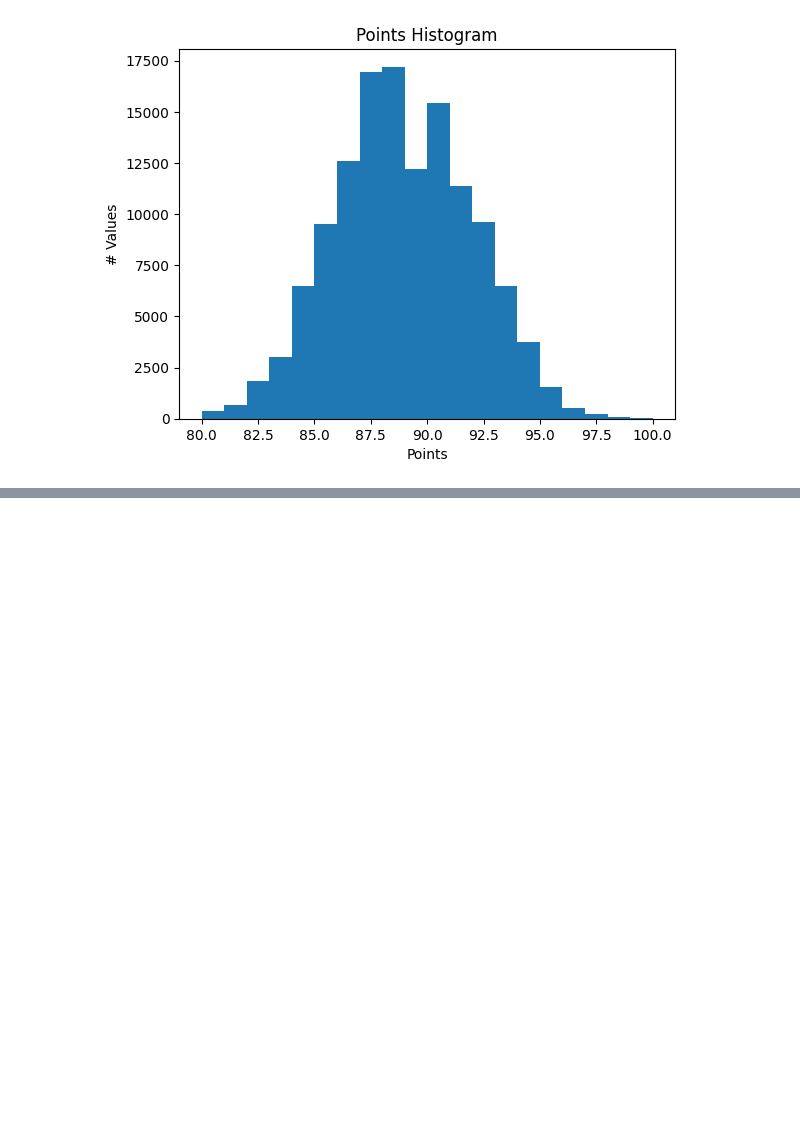
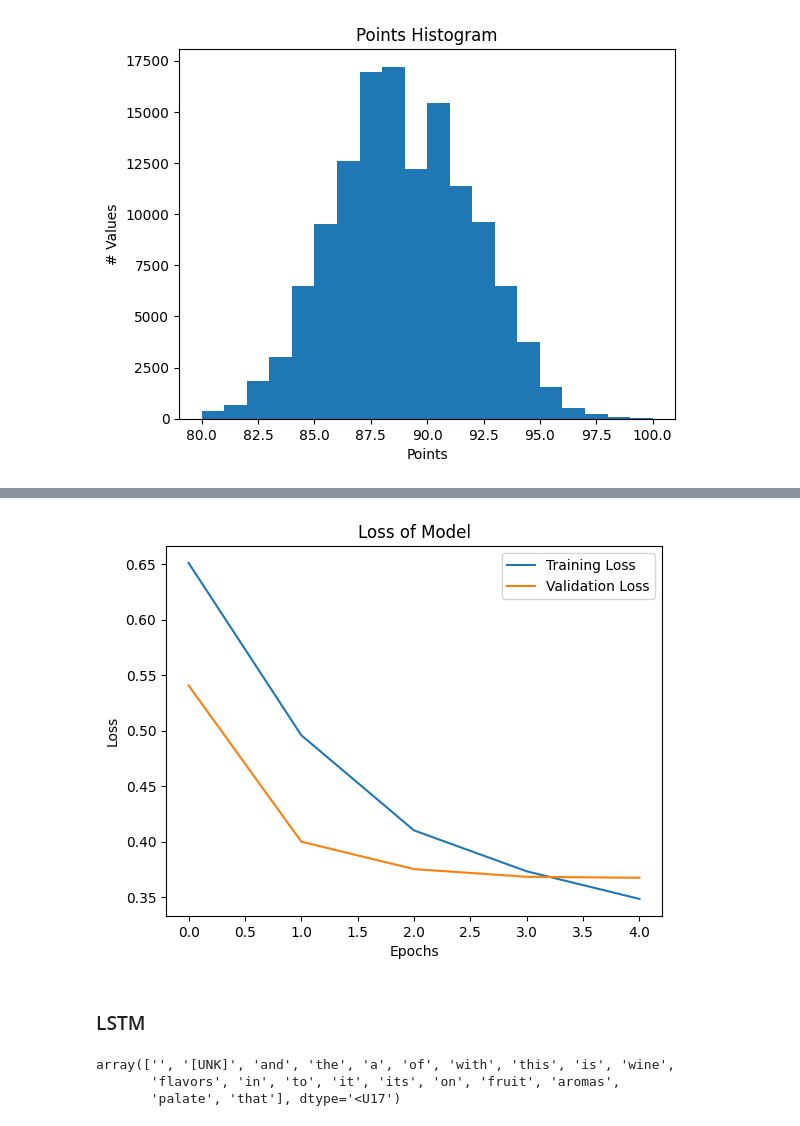
Before and after one commit to AlirezaAhadipour/Wine-Review, a Jupyter notebook: Wine_Review.ipynb, the cells around one changed output, grey strips where cells are left out. Saved outputs shown, nothing was run; the diff lists cells and outputs as text; code cells hidden in the pictures; blank space fills up the shorter version.

```diff
--- a/Wine_Review.ipynb
+++ b/Wine_Review.ipynb
@@ -28,0 +157,14 @@ plt.show()
+# %%
+model = tf.keras.Sequential()
+model.add(hub_layer)
+model.add(tf.keras.layers.Dense(16, activation='relu'))
+model.add(tf.keras.layers.Dropout(0.4))
+model.add(tf.keras.layers.Dense(16, activation='relu'))
+model.add(tf.keras.layers.Dropout(0.4))
+model.add(tf.keras.layers.Dense(1, activation='sigmoid'))
+# %%
+model.compile(optimizer=tf.keras.optimizers.Adam(learning_rate=0.001),
+              loss=tf.keras.losses.BinaryCrossentropy(),
+              metrics=['accuracy'])
+# %%
+history = model.fit(train_data, epochs=5, validation_data=val_data)
@@ -28,0 +187,12 @@ plt.show()
+# %%
+plt.plot(history.history['loss'], label='Training Loss')
+plt.plot(history.history['val_loss'], label='Validation Loss')
+plt.title('Loss of Model')
+plt.xlabel('Epochs')
+plt.ylabel('Loss')
+plt.legend()
+plt.show()
+# %% [output]
+[figure, added]
+# %% [markdown]
+### LSTM
@@ -28,0 +202,7 @@ plt.show()
+# %%
+vocab = np.array(encoder.get_vocabulary())
+vocab[:20]
+# %% [output]
+array(['', '[UNK]', 'and', 'the', 'a', 'of', 'with', 'this', 'is', 'wine',
+       'flavors', 'in', 'to', 'it', 'its', 'on', 'fruit', 'aromas',
+       'palate', 'that'], dtype='<U17')
```
Also changed, not shown: parts of 21 cells of this notebook.
